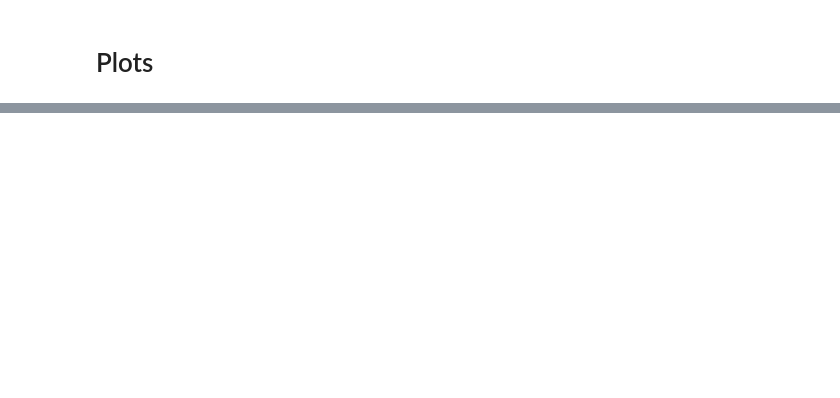
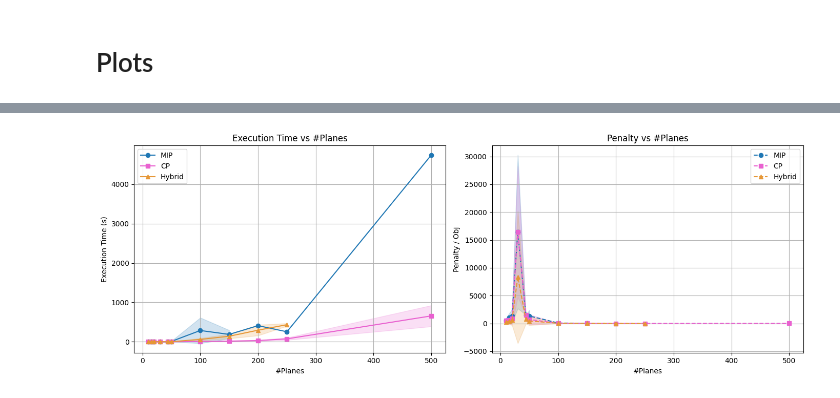
Before and after one commit to Mariana-rc01/ConstraintPlanes, a Jupyter notebook: src/mariana_metrics_plots.ipynb, the cells around one changed output, grey strips where cells are left out. Saved outputs shown, nothing was run; the diff lists cells and outputs as text; code cells hidden in the pictures; blank space fills up the shorter version.

```diff
--- a/src/mariana_metrics_plots.ipynb
+++ b/src/mariana_metrics_plots.ipynb
@@ -384,0 +395,37 @@ The default of observed=False is deprecated and will be changed to True in a fut
+# %%
+fig, axes = plt.subplots(1, 2, figsize=(14, 5), sharex=True)
+
+solver_colors = {"MIP": "#1f77b4", "CP": "#e961d0", "Hybrid": "#e69736"}
+markers = {"MIP": "o", "CP": "s", "Hybrid": "^"}
+
+for solver in ["MIP", "CP", "Hybrid"]:
+    data_solver = df_selected[df_selected["Solver"] == solver]
+    mean_time = data_solver.groupby("#Planes")["Time (s)"].mean()
+    std_time = data_solver.groupby("#Planes")["Time (s)"].std()
+    axes[0].plot(mean_time.index, mean_time.values, marker=markers[solver], label=solver, color =solver_colors[solver])
+    axes[0].fill_between(mean_time.index, mean_time - std_time, mean_time + std_time, alpha=0.2,
+                         color = solver_colors[solver])
+
+    mean_penalty = data_solver.groupby("#Planes")["Penalty / Obj"].mean()
+    std_penalty = data_solver.groupby("#Planes")["Penalty / Obj"].std()
+    axes[1].plot(mean_penalty.index, mean_penalty.values, marker=markers[solver], linestyle='--', label=solver, color=solver_colors[solver])
+    axes[1].fill_between(mean_penalty.index, mean_penalty - std_penalty, mean_penalty + std_penalty,
+                         alpha=0.2,
+                         color = solver_colors[solver])
+
+axes[0].set_xlabel("#Planes")
+axes[0].set_ylabel("Execution Time (s)")
+axes[0].set_title("Execution Time vs #Planes")
+axes[0].grid(True)
+axes[0].legend()
+
+axes[1].set_xlabel("#Planes")
+axes[1].set_ylabel("Penalty / Obj")
+axes[1].set_title("Penalty vs #Planes")
+axes[1].grid(True)
+axes[1].legend()
+
+plt.tight_layout()
+plt.show()
+# %% [output]
+[figure, added]
```
Also changed, not shown: parts of 13 cells of this notebook.
